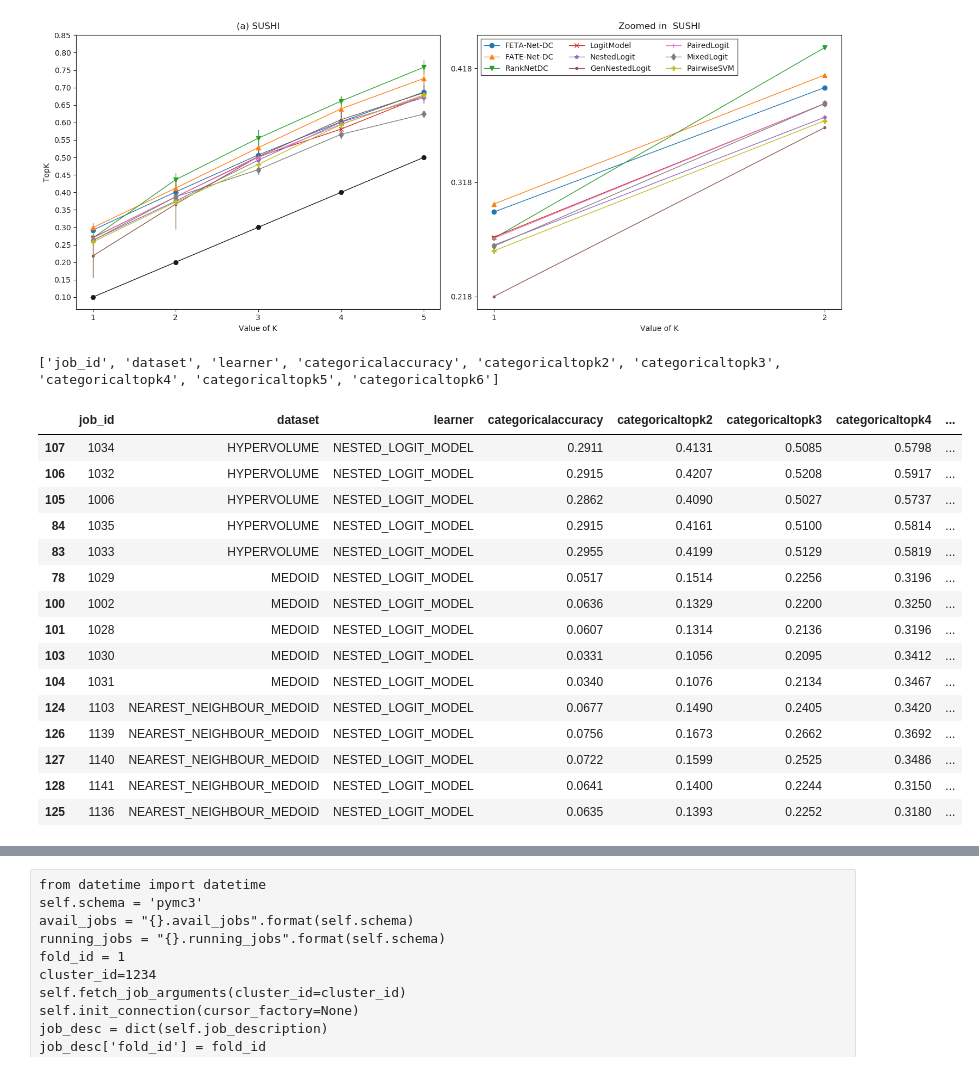
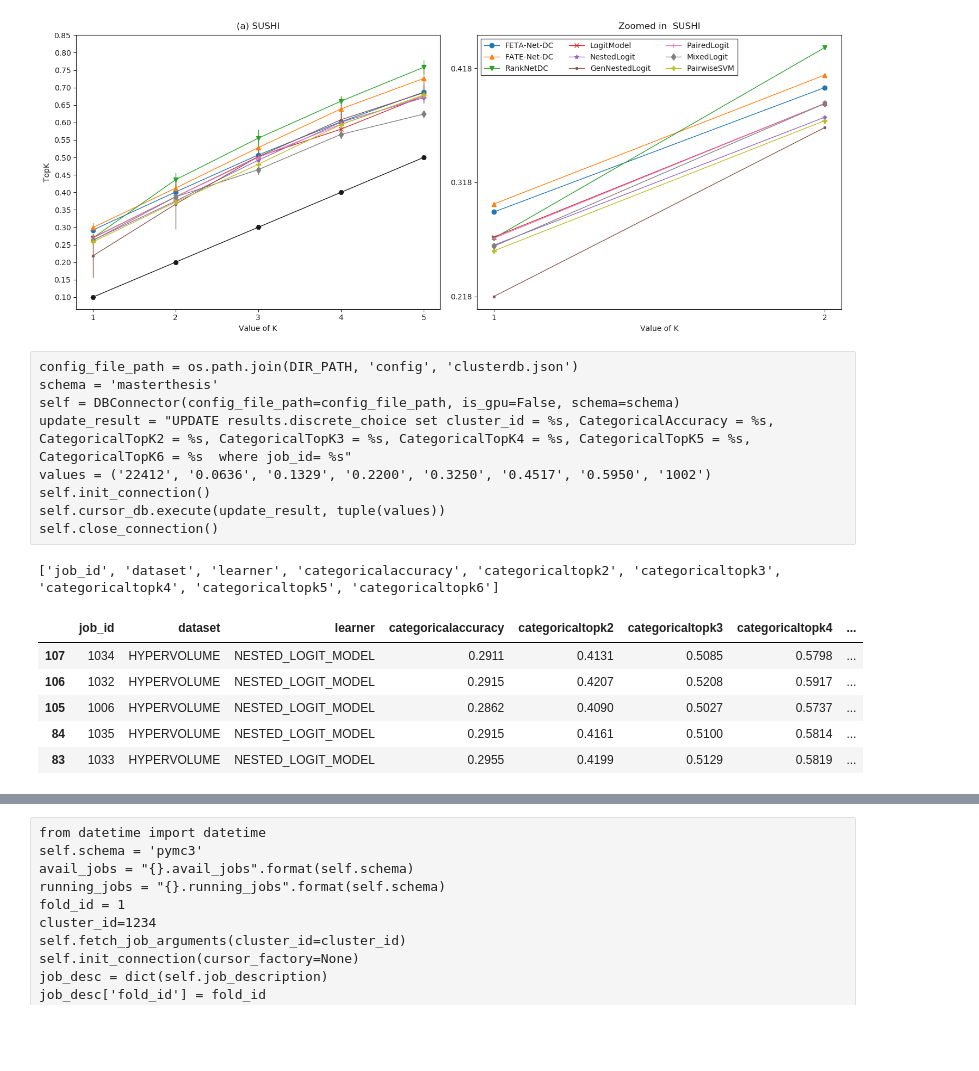
Before and after one commit to kiudee/cs-ranking, a Jupyter notebook: experiments/result_script.ipynb, the cells around one changed output, grey strips where cells are left out. Cells and saved outputs as stored; diff of their text form; code cells hidden in the pictures; blank space fills up the shorter version.

```diff
--- a/experiments/result_script.ipynb
+++ b/experiments/result_script.ipynb
@@ -103,7 +103,7 @@ def get_results_for_dataset(DATASET, del_jid = True):
         data.append(vals)
 
     self.init_connection()
-    avail_jobs = "{}.avail_jobs".format("pymc3")
+    avail_jobs = "{}.avail_jobs".format("pymc3_discrete_choice")
     select_st = select_jobs.format(results_table, avail_jobs, DATASET, metrics)
     #print(select_st)
     self.cursor_db.execute(select_st)
@@ -546,29 +778,28 @@ self.close_connection()
+# %% [raw]
+config_file_path = os.path.join(DIR_PATH, 'config', 'clusterdb.json')
+schema = 'masterthesis'
+self = DBConnector(config_file_path=config_file_path, is_gpu=False, schema=schema)
+update_result = "UPDATE results.discrete_choice set cluster_id = %s, CategoricalAccuracy = %s, CategoricalTopK2 = %s, CategoricalTopK3 = %s, CategoricalTopK4 = %s, CategoricalTopK5 = %s, CategoricalTopK6 = %s  where job_id= %s"
+values = ('22412', '0.0636', '0.1329', '0.2200', '0.3250', '0.4517', '0.5950', '1002')
+self.init_connection()
+self.cursor_db.execute(update_result, tuple(values))
+self.close_connection()
 # %%
 DATASET = datasets[0]
 df_full, columns = get_results_for_dataset(DATASET, del_jid=False)
 print(columns)
 #df_full['zeroonerankaccuracy'] = 1 - df_full['zeroonerankloss']
 df = df_full.loc[df_full.learner.str.contains("NESTED_LOGIT_MODEL")].sort_values(['learner', 'dataset'])
 #df = df.loc[df.dataset.str.contains("Y_2008")].sort_values(['learner', 'dataset', 'job_id'])
-df
+df.head()
 # %% [output]
 ['job_id', 'dataset', 'learner', 'categoricalaccuracy', 'categoricaltopk2', 'categoricaltopk3', 'categoricaltopk4', 'categoricaltopk5', 'categoricaltopk6']
 |  | job_id | dataset | learner | categoricalaccuracy | categoricaltopk2 | categoricaltopk3 | categoricaltopk4 | ... |
 | 107 | 1034 | HYPERVOLUME | NESTED_LOGIT_MODEL | 0.2911 | 0.4131 | 0.5085 | 0.5798 | ... |
 | 106 | 1032 | HYPERVOLUME | NESTED_LOGIT_MODEL | 0.2915 | 0.4207 | 0.5208 | 0.5917 | ... |
 | 105 | 1006 | HYPERVOLUME | NESTED_LOGIT_MODEL | 0.2862 | 0.4090 | 0.5027 | 0.5737 | ... |
 | 84 | 1035 | HYPERVOLUME | NESTED_LOGIT_MODEL | 0.2915 | 0.4161 | 0.5100 | 0.5814 | ... |
 | 83 | 1033 | HYPERVOLUME | NESTED_LOGIT_MODEL | 0.2955 | 0.4199 | 0.5129 | 0.5819 | ... |
-| 78 | 1029 | MEDOID | NESTED_LOGIT_MODEL | 0.0517 | 0.1514 | 0.2256 | 0.3196 | ... |
-| 100 | 1002 | MEDOID | NESTED_LOGIT_MODEL | 0.0636 | 0.1329 | 0.2200 | 0.3250 | ... |
-| 101 | 1028 | MEDOID | NESTED_LOGIT_MODEL | 0.0607 | 0.1314 | 0.2136 | 0.3196 | ... |
-| 103 | 1030 | MEDOID | NESTED_LOGIT_MODEL | 0.0331 | 0.1056 | 0.2095 | 0.3412 | ... |
-| 104 | 1031 | MEDOID | NESTED_LOGIT_MODEL | 0.0340 | 0.1076 | 0.2134 | 0.3467 | ... |
-| 124 | 1103 | NEAREST_NEIGHBOUR_MEDOID | NESTED_LOGIT_MODEL | 0.0677 | 0.1490 | 0.2405 | 0.3420 | ... |
-| 126 | 1139 | NEAREST_NEIGHBOUR_MEDOID | NESTED_LOGIT_MODEL | 0.0756 | 0.1673 | 0.2662 | 0.3692 | ... |
-| 127 | 1140 | NEAREST_NEIGHBOUR_MEDOID | NESTED_LOGIT_MODEL | 0.0722 | 0.1599 | 0.2525 | 0.3486 | ... |
-| 128 | 1141 | NEAREST_NEIGHBOUR_MEDOID | NESTED_LOGIT_MODEL | 0.0641 | 0.1400 | 0.2244 | 0.3150 | ... |
-| 125 | 1136 | NEAREST_NEIGHBOUR_MEDOID | NESTED_LOGIT_MODEL | 0.0635 | 0.1393 | 0.2252 | 0.3180 | ... |
 # %%
 df = create_combined_dfs2(DATASET, latex_row=True)
 df.sort_values(by='dataset')
```
Also changed, not shown: parts of 17 cells of this notebook, 9 other files.
